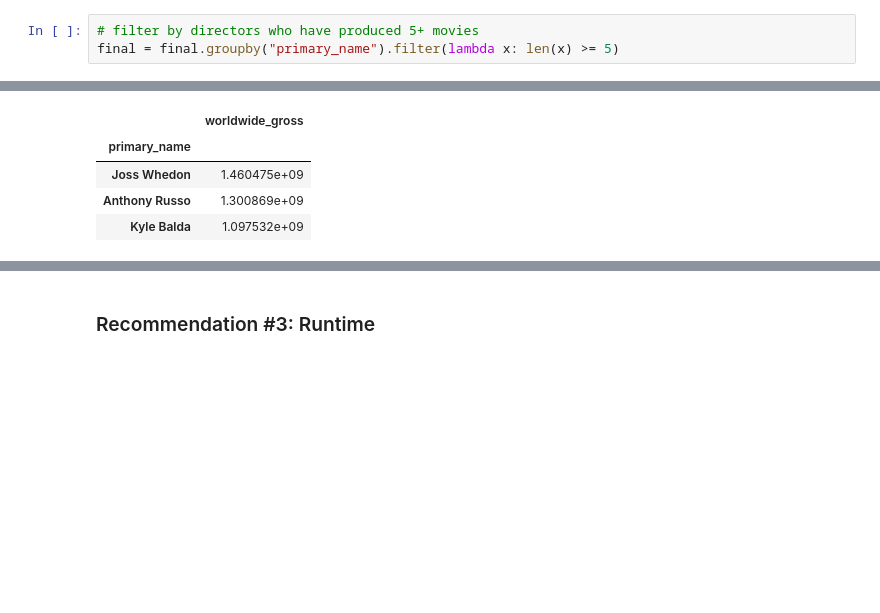
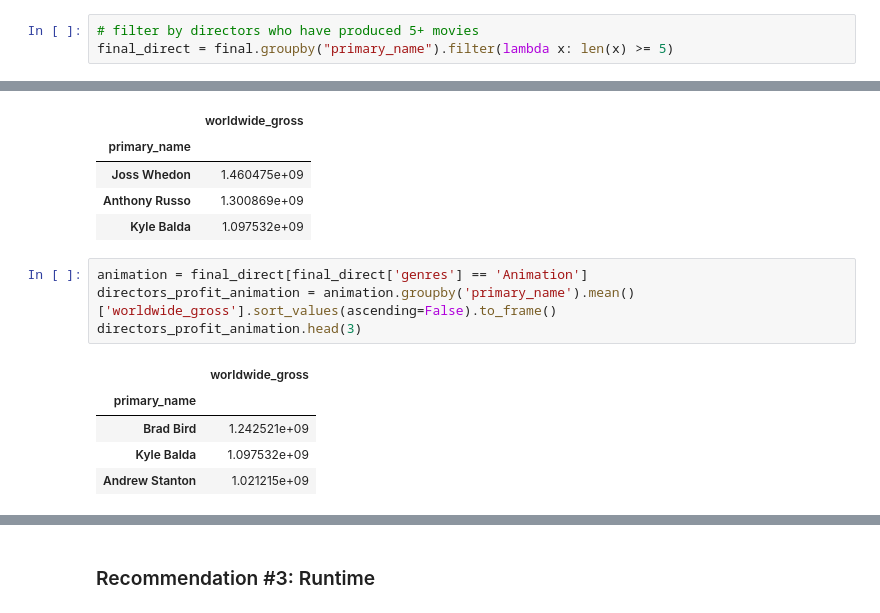
Before and after one commit to abwilliamss/AIAcademy-capstone, a Jupyter notebook: AI Academy Capstone Project.ipynb, the cells around one changed output, grey strips where cells are left out. Cells and saved outputs as stored; diff of their text form; blank space fills up the shorter version.

```diff
--- a/AI Academy Capstone Project.ipynb
+++ b/AI Academy Capstone Project.ipynb
@@ -333,5 +339,5 @@ The production budgets for Adventure and Animation films are much higher than th
 ### Recommendation #2: Directors
 # %%
 # filter by directors who have produced 5+ movies
-final = final.groupby("primary_name").filter(lambda x: len(x) >= 5)
+final_direct = final.groupby("primary_name").filter(lambda x: len(x) >= 5)
 # %%
@@ -389,3 +395,13 @@ directors_profit.head(3)
 | Joss Whedon | 1.460475e+09 |
 | Anthony Russo | 1.300869e+09 |
 | Kyle Balda | 1.097532e+09 |
+# %%
+animation = final_direct[final_direct['genres'] == 'Animation']
+directors_profit_animation = animation.groupby('primary_name').mean()['worldwide_gross'].sort_values(ascending=False).to_frame()
+directors_profit_animation.head(3)
+# %% [output]
+|  | worldwide_gross |
+| primary_name |  |
+| Brad Bird | 1.242521e+09 |
+| Kyle Balda | 1.097532e+09 |
+| Andrew Stanton | 1.021215e+09 |
```
Also changed, not shown: parts of 21 cells of this notebook.
